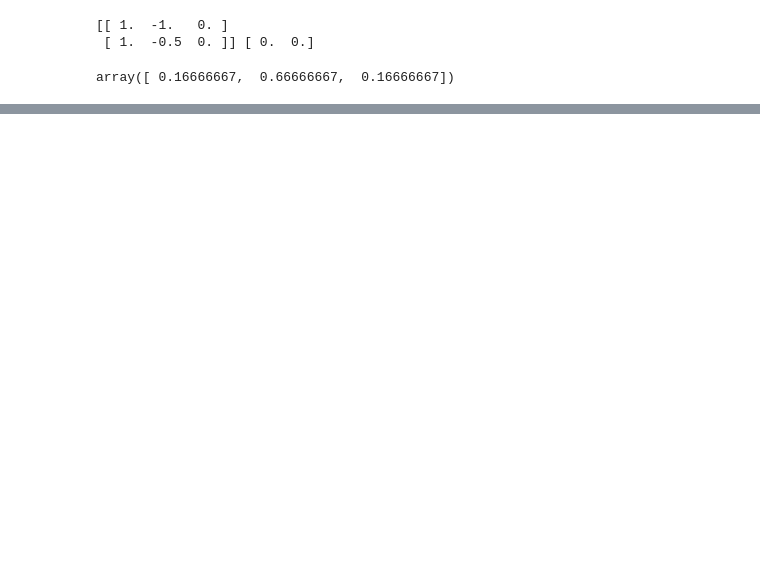
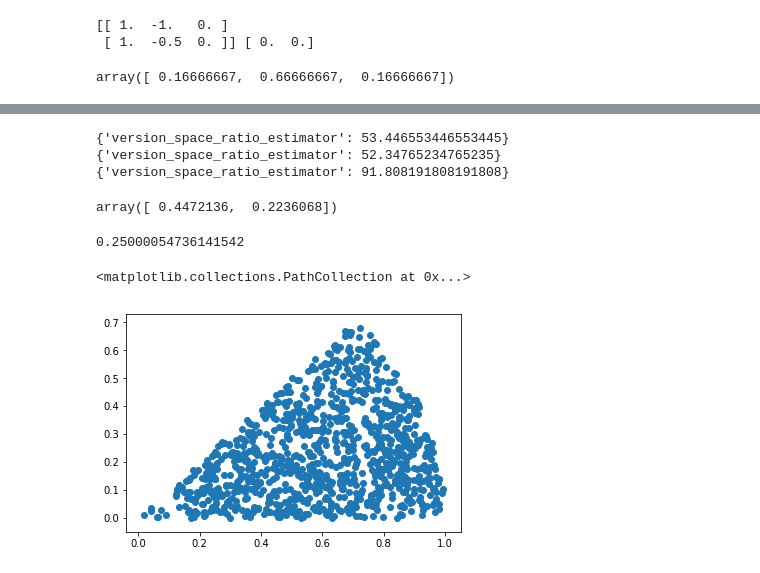
Before and after one commit to AIDEmeProject/PythonMiddleware, a Jupyter notebook: notebooks/polytopes checks.ipynb, the cells around one changed output, grey strips where cells are left out. Cells and saved outputs as stored; diff of their text form; code cells hidden in the pictures; blank space fills up the shorter version.

```diff
--- a/notebooks/polytopes checks.ipynb
+++ b/notebooks/polytopes checks.ipynb
@@ -190,0 +190,35 @@ plt.scatter(sample[:,0], sample[:,1])
+# %%
+from src.version_space.svm import SVMVersionSpace
+
+vs = SVMVersionSpace(dim=3)
+vs.update(point=np.array([1,0,0]), label=1)
+print(vs.score())
+vs.update(point=np.array([0,1,0]), label=1)
+print(vs.score())
+vs.update(point=np.array([0.1,-1,0]), label=1)
+print(vs.score())
+
+#samples = UnitBall(2).sample(5000)
+#plt.figure(figsize=(10,8))
+#plt.scatter(samples[:,0], samples[:,1], c=['b' if y else 'r' for y in vs.is_inside(samples)], s=1)
+#plt.axis('equal')
+# %% [output]
+{'version_space_ratio_estimator': 53.446553446553445}
+{'version_space_ratio_estimator': 52.34765234765235}
+{'version_space_ratio_estimator': 91.808191808191808}
+# %%
+vs.get_point()
+# %% [output]
+array([ 0.4472136,  0.2236068])
+# %%
+np.sum((vs._minimizer([1,0.5,0.5]))**2)
+# %% [output]
+0.25000054736141542
+# %%
+sampler = HitAndRunSampler(chain_length=1000)
+sample = sampler.sample_chain(vs, vs.get_point())
+#sample = sampler.uniform(polytope, [0.5, 0.5], 100)
+plt.scatter(sample[:,0], sample[:,1])
+# %% [output]
+<matplotlib.collections.PathCollection at 0x...>
+[figure, added]
```
Also changed, not shown: parts of 5 cells of this notebook, 23 other files.
